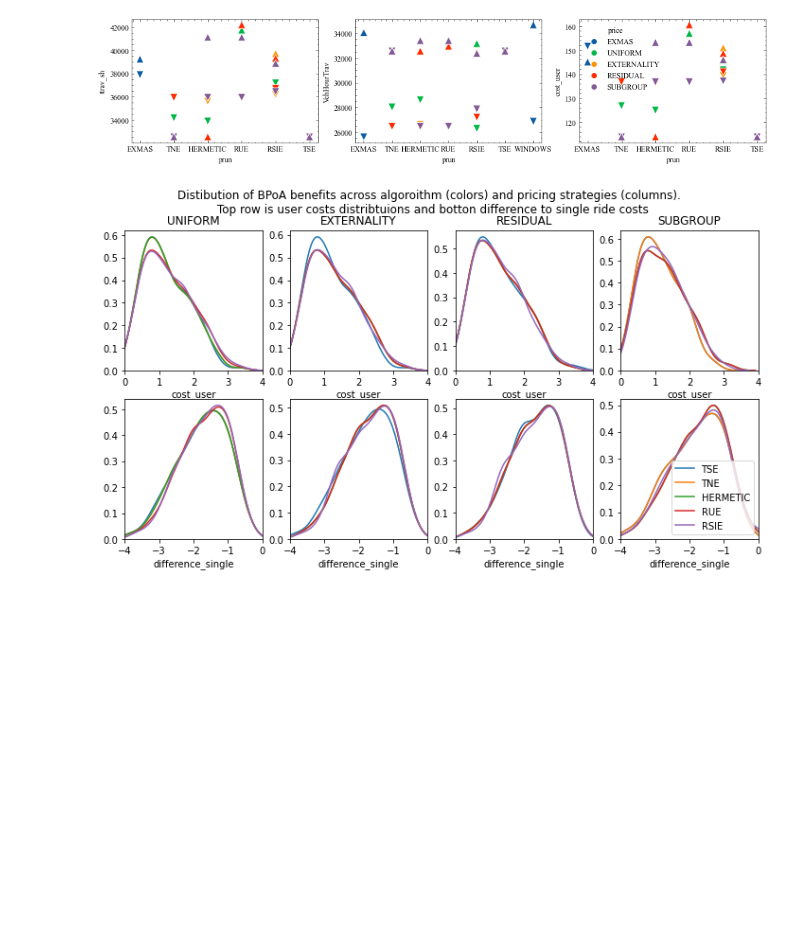
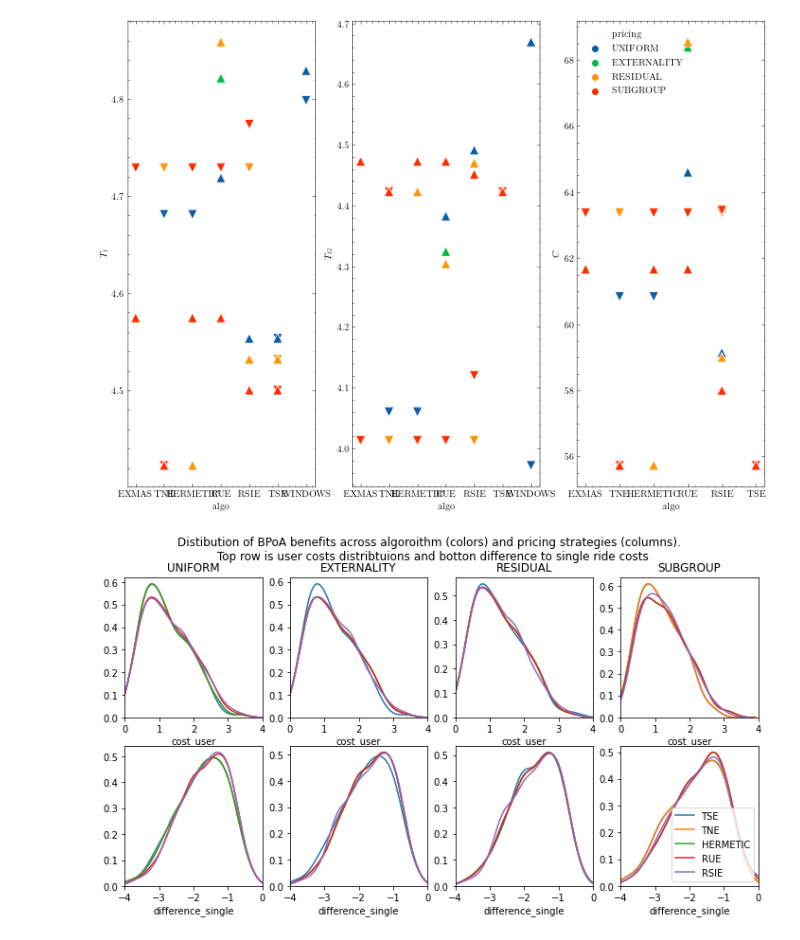
Before and after one commit to RafalKucharskiPK/ExMAS, a Jupyter notebook: ExMAS/spinoffs/game/results.ipynb, the cells around one changed output. Cells and saved outputs as stored; diff of their text form; code cells hidden in the pictures; blank space fills up the shorter version.

```diff
--- a/ExMAS/spinoffs/game/results.ipynb
+++ b/ExMAS/spinoffs/game/results.ipynb
@@ -11,6 +11,10 @@ cwd = os.getcwd()
 # %%
 from IPython.display import display
 pd.options.display.max_columns = None
+# %%
+plt.style.use(['science'])
+os.environ["PATH"] += os.pathsep + '/Library/TeX/texbin'
+colors = plt.rcParams['axes.prop_cycle'].by_key()['color']
 # %%
 os.chdir(os.path.join(cwd,'../../..'))
 import ExMAS.main
@@ -18,7 +22,7 @@ import ExMAS.utils
 from ExMAS.utils import inData as inData
 from ExMAS.main import matching
 # %%
-EXPERIMENT_NAME = 'repl2'
+EXPERIMENT_NAME = 'reepl1'
 KPIs = pd.read_csv('ExMAS/extras/{}_KPIs.csv'.format(EXPERIMENT_NAME), index_col = 0)
 rides = pd.read_csv('ExMAS/extras/{}_rides.csv'.format(EXPERIMENT_NAME), index_col = 0)
 rm = pd.read_csv('ExMAS/extras/{}_rm.csv'.format(EXPERIMENT_NAME), index_col = [0,1])
@@ -41,4 +65,7 @@ rm
 # %%
-KPIs['price'] = KPIs.apply(lambda x: x.name.split("_")[1].split("-")[1],axis =1)
-KPIs['prun'] = KPIs.apply(lambda x: x.algo[2:-2] if "[" in x.algo else x.algo,axis =1)
-KPIs['prun'] = KPIs.apply(lambda x: 'EXMAS' if len(x.prun) == 0 else x.prun,axis =1)
+KPIs['pricing'] = KPIs.apply(lambda x: x.name.split("_")[1].split("-")[1],axis =1)
+KPIs['$T_i$'] = KPIs['PassHourTrav']/3600
+KPIs['$T_G$'] = KPIs['VehHourTrav']/3600
+#KPIs['prun'] = KPIs.apply(lambda x: x.algo[2:-2] if "[" in x.algo else x.algo,axis =1)
+#KPIs['prun'] = KPIs.apply(lambda x: 'EXMAS' if len(x.prun) == 0 else x.prun,axis =1)
+KPIs['$C$'] = KPIs['cost_user']
@@ -50,0 +72,8 @@ KPIs[KPIs.algo=='[]']
+# %%
+fig, axes = plt.subplots(1,3, figsize = (12,6))
+for i, KPI in enumerate(['$T_i$','$T_G$', '$C$']):
+    sns.stripplot(y = KPI, x = 'algo', hue = 'pricing', data = KPIs[KPIs.minmax == 'min'], ax = axes[i], marker = 'v', s= 10, alpha = 0.5)
+    axes[i].get_legend().remove()
+    sns.stripplot(y = KPI, x = 'algo', hue = 'pricing', data = KPIs[KPIs.minmax == 'max'], ax = axes[i], marker = '^', s=10,  alpha = 0.5)
+    if i <2:
+        axes[i].get_legend().remove()
@@ -51,12 +82,12 @@ KPIs[KPIs.algo=='[]']
 # %%
-fig, axes = plt.subplots(1,3, figsize = (15,3))
-for i, KPI in enumerate(['ttrav_sh','VehHourTrav', 'cost_user']):
-    sns.scatterplot(y = KPI, x = 'prun', hue = 'price', data = KPIs[KPIs.minmax == 'min'], ax = axes[i], marker = 'v', s= 100, legend = False)
-    sns.scatterplot(y = KPI, x = 'prun', hue = 'price', data = KPIs[KPIs.minmax == 'max'], ax = axes[i], marker = '^', s=100)
+fig, axes = plt.subplots(1,3, figsize = (12,9))
+for i, KPI in enumerate(['$T_i$','$T_G$', '$C$']):
+    sns.scatterplot(y = KPI, x = 'algo', hue = 'pricing', data = KPIs[KPIs.minmax == 'min'], ax = axes[i], marker = 'v', s= 100, legend = False)
+    sns.scatterplot(y = KPI, x = 'algo', hue = 'pricing', data = KPIs[KPIs.minmax == 'max'], ax = axes[i], marker = '^', s=100)
     if i <2:
         axes[i].get_legend().remove()
 # %% [output]
-[figure, old version]
+[figure, new version]
 # %%
 fig, ax = plt.subplots(2,4,figsize=(12,6))
 rm['difference_single'] = rm['cost_user'] - rm['cost_single']
```
Also changed, not shown: parts of 5 cells of this notebook, 3 other files.
